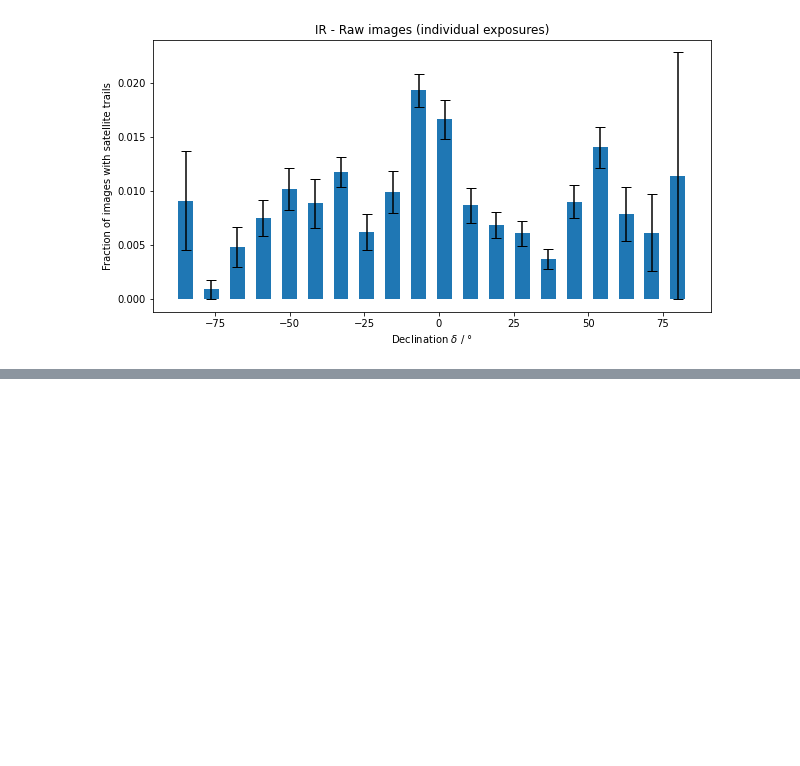
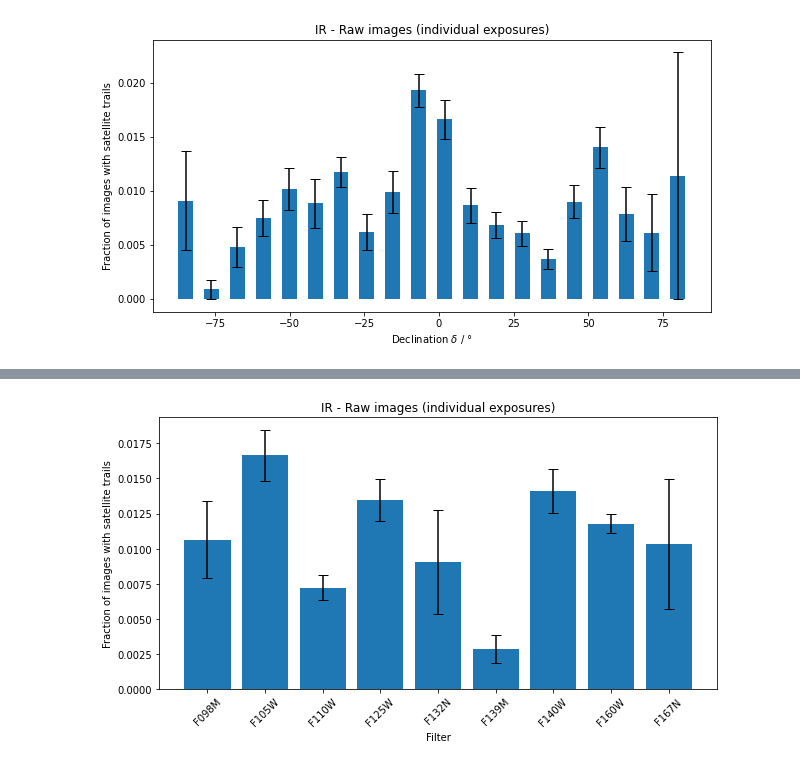
Before and after one commit to baussel/Satellite_Detection, a Jupyter notebook: Processing_and_Analysis.ipynb, the cells around one changed output, grey strips where cells are left out. Cells and saved outputs as stored; diff of their text form; code cells hidden in the pictures; blank space fills up the shorter version.

```diff
--- a/Processing_and_Analysis.ipynb
+++ b/Processing_and_Analysis.ipynb
@@ -924,0 +1032,52 @@ plt.savefig("/content/drive/MyDrive/ESA/Results/processed/plots/WFC3_UVIS_fracti
+# %%
+#IR
+#All Images
+filter_IR = []
+for i in range(len(data_IR["instrument_configuration"])):
+    value = data_IR["instrument_configuration"][i].split("|")[6].split("=")[1].replace(";","").replace("CLEAR1L","").replace("CLEAR2L","")\
+    .replace("POL0V","").replace("POL120V","").replace("POL60V","").replace("POL0UV","").replace("POL60UV","").replace("POL120UV","")
+    if value == "":
+        continue
+    else:
+        filter_IR.append(value)
+filter_hist_IR = Counter(filter_IR)
+filter, filter_hist_IR = list(filter_hist_IR.keys()), list(filter_hist_IR.values())
+
+#Images with satellites
+filter_sats_IR = []
+for i in range(len(data_sats_IR["instrument_configuration"])):
+    value = data_sats_IR["instrument_configuration"][i].split("|")[6].split("=")[1].replace(";","").replace("CLEAR1L","").replace("CLEAR2L","")\
+    .replace("POL0V","").replace("POL120V","").replace("POL60V","").replace("POL0UV","").replace("POL60UV","").replace("POL120UV","")
+    if value == "":
+        continue
+    else:
+        filter_sats_IR.append(value)
+filter_hist_sats_IR = Counter(filter_sats_IR)
+filter_sats, filter_hist_sats_IR = list(filter_hist_sats_IR.keys()), list(filter_hist_sats_IR.values())
+
+#Sort out the ones with the lowest number of images
+res = list(zip(*sorted(zip(filter_hist_sats_IR,filter_sats))))
+filter_hist_sats_IR, filter_sats = res[0][-9:], res[1][-9:]
+
+#Calculate fraction and uncertainty
+fraction_filter_IR = []
+u_fraction_filter_IR = []
+for i in range(len(filter_sats)):
+    index = filter.index(filter_sats[i])
+    fraction_filter_IR.append(filter_hist_sats_IR[i]/filter_hist_IR[index])
+    u_fraction_filter_IR.append(np.sqrt(filter_hist_sats_IR[i]/(filter_hist_IR[index]**2)+(filter_hist_sats_IR[i]**2/(filter_hist_IR[index]**3))))
+
+#Sort filters
+res = list(zip(*sorted(zip(filter_sats,fraction_filter_IR,u_fraction_filter_IR))))
+filter_sats, fraction_filter_IR, u_fraction_filter_IR = res[0], res[1], res[2]
+
+#Plot
+plt.figure(figsize=(10,5))
+plt.bar(filter_sats,fraction_filter_IR, yerr=u_fraction_filter_IR,capsize=5)
+plt.xticks(rotation=45)
+plt.xlabel("Filter")
+plt.ylabel("Fraction of images with satellite trails")
+plt.title("IR - Raw images (individual exposures)")
+plt.savefig("/content/drive/MyDrive/ESA/Results/processed/plots/IR_fraction_filter.png",dpi=100)
+# %% [output]
+[figure, added]
```
Also changed, not shown: parts of 4 cells of this notebook.
